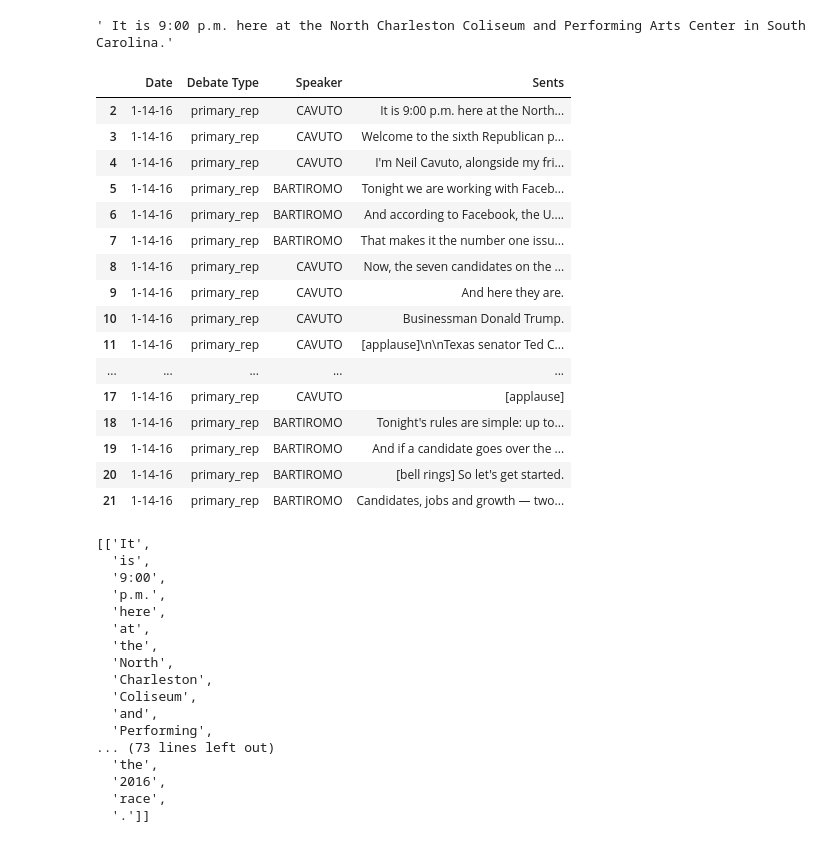
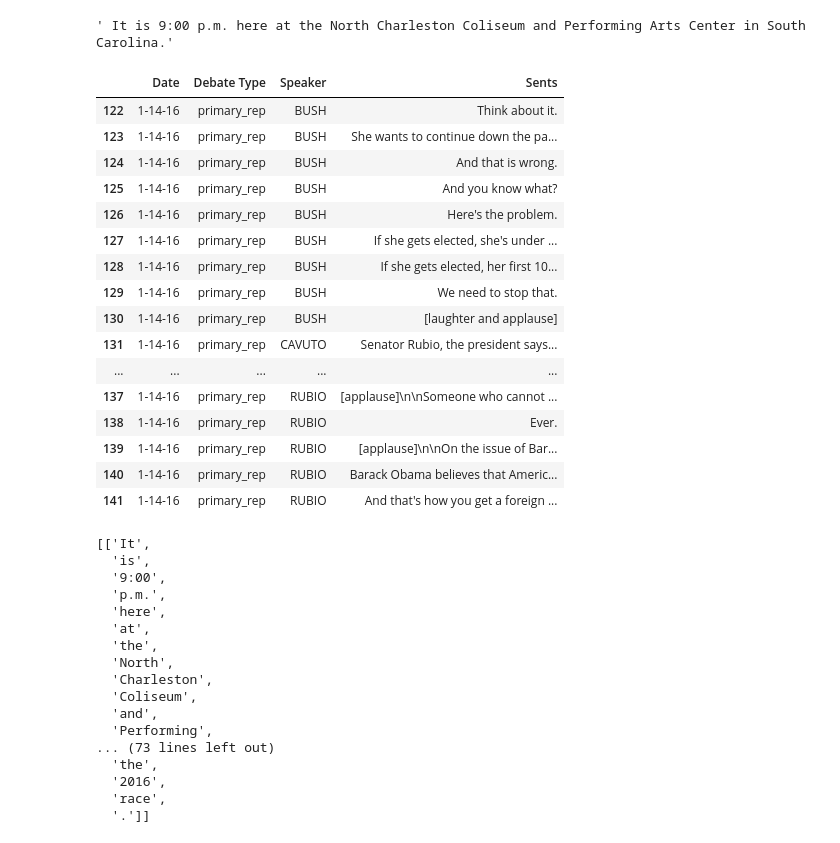
Before and after one commit to Data-Science-for-Linguists/2016-Debates-and-Referring-Expressions, a Jupyter notebook: NER_annotating.ipynb, the cells around one changed output. Saved outputs shown, nothing was run; the diff lists cells and outputs as text; code cells hidden in the pictures.

```diff
--- a/NER_annotating.ipynb
+++ b/NER_annotating.ipynb
@@ -93,26 +116,26 @@ sents[0][:20]
 sents[0][0]
 # %% [output]
 ' It is 9:00 p.m. here at the North Charleston Coliseum and Performing Arts Center in South Carolina.'
-# %%
-dataframes[0].head(20)
-# %% [output]
-|  | Date | Debate Type | Speaker | Sents |
-| 2 | 1-14-16 | primary_rep | CAVUTO | It is 9:00 p.m. here at the North... |
-| 3 | 1-14-16 | primary_rep | CAVUTO | Welcome to the sixth Republican p... |
-| 4 | 1-14-16 | primary_rep | CAVUTO | I'm Neil Cavuto, alongside my fri... |
-| 5 | 1-14-16 | primary_rep | BARTIROMO | Tonight we are working with Faceb... |
-| 6 | 1-14-16 | primary_rep | BARTIROMO | And according to Facebook, the U.... |
-| 7 | 1-14-16 | primary_rep | BARTIROMO | That makes it the number one issu... |
-| 8 | 1-14-16 | primary_rep | CAVUTO | Now, the seven candidates on the ... |
-| 9 | 1-14-16 | primary_rep | CAVUTO | And here they are. |
-| 10 | 1-14-16 | primary_rep | CAVUTO | Businessman Donald Trump. |
-| 11 | 1-14-16 | primary_rep | CAVUTO | [applause]\n\nTexas senator Ted C... |
-| ... | ... | ... | ... | ... |
-| 17 | 1-14-16 | primary_rep | CAVUTO | [applause] |
-| 18 | 1-14-16 | primary_rep | BARTIROMO | Tonight's rules are simple: up to... |
-| 19 | 1-14-16 | primary_rep | BARTIROMO | And if a candidate goes over the ... |
-| 20 | 1-14-16 | primary_rep | BARTIROMO | [bell rings] So let's get started. |
-| 21 | 1-14-16 | primary_rep | BARTIROMO | Candidates, jobs and growth — two... |
+# %%
+dataframes[0].iloc[120:140, :]
+# %% [output]
+|  | Date | Debate Type | Speaker | Sents |
+| 122 | 1-14-16 | primary_rep | BUSH | Think about it. |
+| 123 | 1-14-16 | primary_rep | BUSH | She wants to continue down the pa... |
+| 124 | 1-14-16 | primary_rep | BUSH | And that is wrong. |
+| 125 | 1-14-16 | primary_rep | BUSH | And you know what? |
+| 126 | 1-14-16 | primary_rep | BUSH | Here's the problem. |
+| 127 | 1-14-16 | primary_rep | BUSH | If she gets elected, she's under ... |
+| 128 | 1-14-16 | primary_rep | BUSH | If she gets elected, her first 10... |
+| 129 | 1-14-16 | primary_rep | BUSH | We need to stop that. |
+| 130 | 1-14-16 | primary_rep | BUSH | [laughter and applause] |
+| 131 | 1-14-16 | primary_rep | CAVUTO | Senator Rubio, the president says... |
+| ... | ... | ... | ... | ... |
+| 137 | 1-14-16 | primary_rep | RUBIO | [applause]\n\nSomeone who cannot ... |
+| 138 | 1-14-16 | primary_rep | RUBIO | Ever. |
+| 139 | 1-14-16 | primary_rep | RUBIO | [applause]\n\nOn the issue of Bar... |
+| 140 | 1-14-16 | primary_rep | RUBIO | Barack Obama believes that Americ... |
+| 141 | 1-14-16 | primary_rep | RUBIO | And that's how you get a foreign ... |
 # %%
 #Word tokenization in each sentence
 sent_toks = []
```
Also changed, not shown: parts of 1 cell of this notebook.
